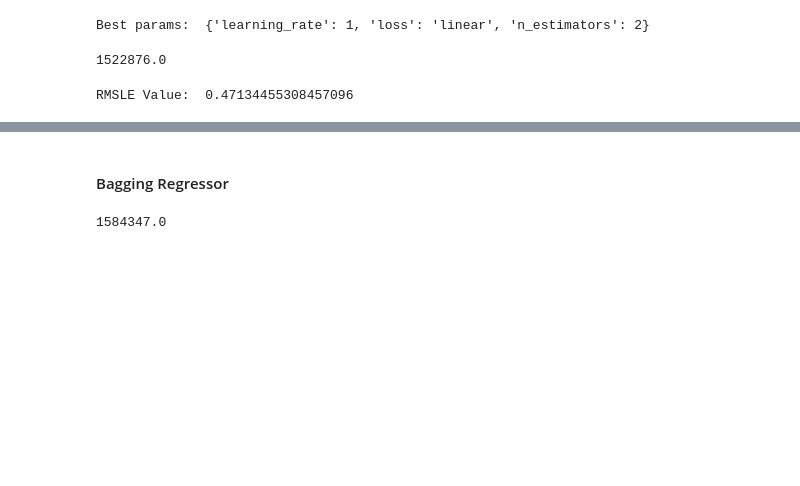
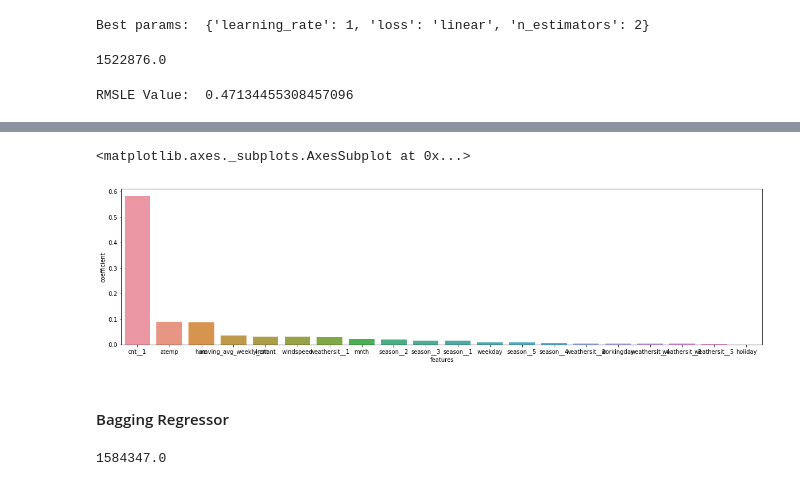
Before and after one commit to santi81/bike_sharing, a Jupyter notebook: Bike_renting-Results.ipynb, the cells around one changed output, grey strips where cells are left out. Cells and saved outputs as stored; diff of their text form; code cells hidden in the pictures; blank space fills up the shorter version.

Commit message:
Improved Random Forests

```diff
--- a/Bike_renting-Results.ipynb
+++ b/Bike_renting-Results.ipynb
@@ -273,8 +358,8 @@ Best params:  {'max_depth': 10, 'max_features': 'sqrt', 'n_estimators': 500, 'n_
 from sklearn.ensemble import RandomForestRegressor
 from sklearn import pipeline,metrics,grid_search
 
-#regressor = RandomForestRegressor(random_state = 0, max_depth = 30, n_estimators = 500, max_features = 'log2')
-regressor = RandomForestRegressor()
+regressor = RandomForestRegressor(max_depth = 30, n_estimators = 30)
+
 estimator_rf = pipeline.Pipeline(steps = [
     ('model_fitting', regressor)
     ]
@@ -324,16 +372,0 @@ print(profit(actual_predictions,model_predictions_gbr).sum())
-# %%
-### ADA Boost Regressor
-
-from sklearn.ensemble import AdaBoostRegressor
-from sklearn import pipeline,metrics,grid_search
-
-#regressor = RandomForestRegressor(random_state = 0, max_depth = 30, n_estimators = 500, max_features = 'log2')
-regressor = AdaBoostRegressor()
-estimator_ada = pipeline.Pipeline(steps = [
-    ('model_fitting', regressor)
-    ]
-)
-estimator_ada.fit(X_train, y_train)
-pred_ada = estimator_ada.predict(X_test)
-model_predictions_ada = convertToPrediction(y_for_calculations,pred_ada)
-print(profit(actual_predictions,model_predictions_ada).sum())
@@ -342,3 +398,15 @@ print(profit(actual_predictions,model_predictions_ada).sum())
+# %%
+# Feature Importance By Random Forest
+features = pd.DataFrame()
+features['features'] = X_raw_train[cols].columns
+features['coefficient'] = regressor.feature_importances_
+features.sort_values(by=['coefficient'],ascending=False,inplace=True)
+fig,ax= plt.subplots()
+fig.set_size_inches(20,5)
+sn.barplot(data=features,x="features",y="coefficient",ax=ax)
+# %% [output]
+<matplotlib.axes._subplots.AxesSubplot at 0x...>
+[figure, added]
 # %% [markdown]
 #### Bagging Regressor
 # %%
```
Also changed, not shown: parts of 35 cells of this notebook.
